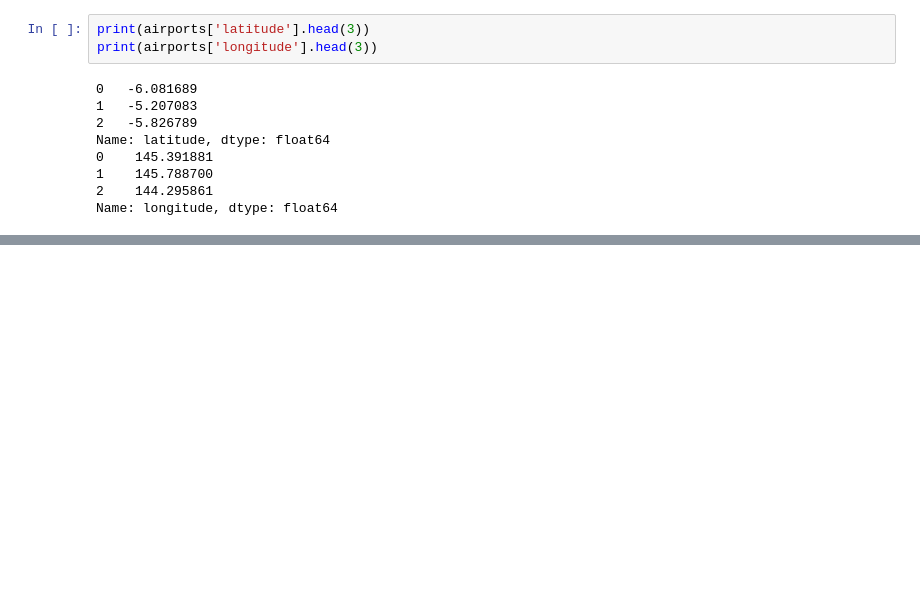
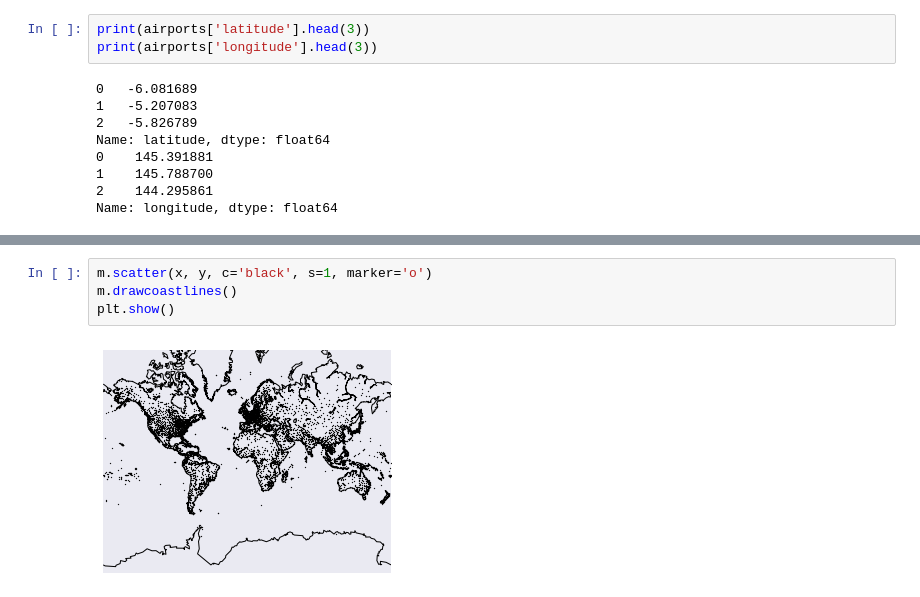
Before and after one commit to shian48263/dataquest, a Jupyter notebook: Data Visualization/Visualizing Geographic Data/Visualizing Geographic Data.ipynb, the cells around one changed output, grey strips where cells are left out. Cells and saved outputs as stored; diff of their text form; blank space fills up the shorter version.

```diff
--- a/Data Visualization/Visualizing Geographic Data/Visualizing Geographic Data.ipynb
+++ b/Data Visualization/Visualizing Geographic Data/Visualizing Geographic Data.ipynb
@@ -47,0 +89,6 @@ Name: longitude, dtype: float64
+# %%
+m.scatter(x, y, c='black', s=1, marker='o')
+m.drawcoastlines()
+plt.show()
+# %% [output]
+[figure, added]
```
Also changed, not shown: parts of 18 cells of this notebook.
